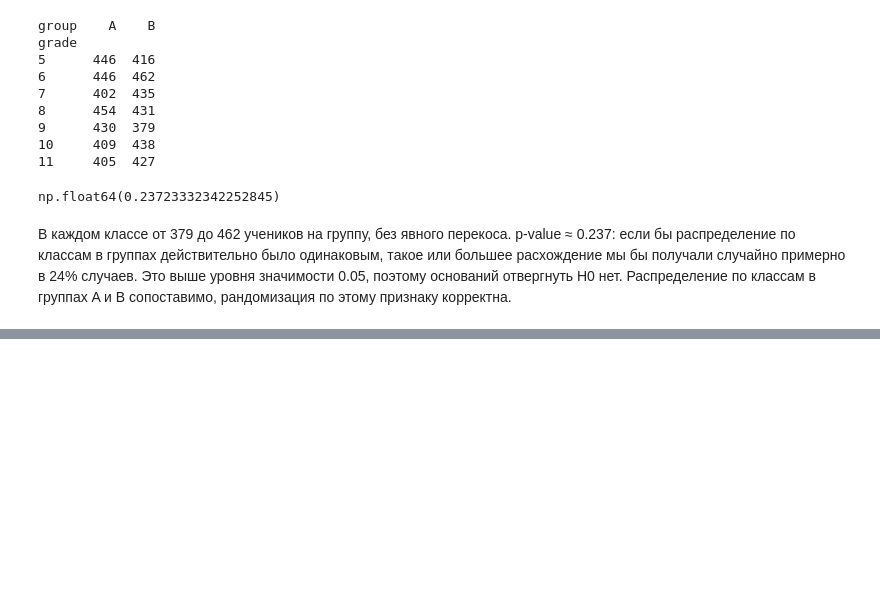
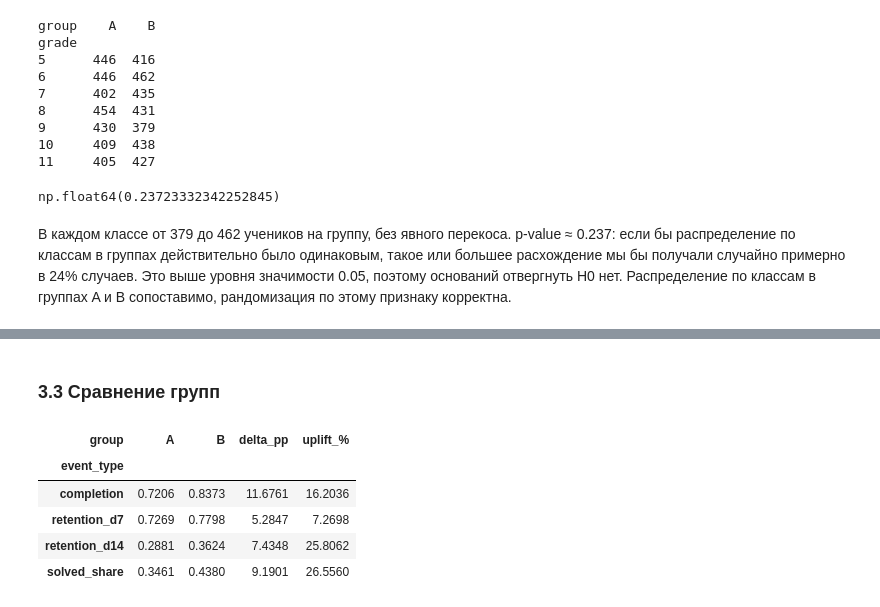
Before and after one commit to aleksandr-klushin/gamification-ab, a Jupyter notebook: notebooks/ab_test_analysis.ipynb, the cells around one changed output, grey strips where cells are left out. Drawn from its saved outputs; the diff is of its cells as text; code cells hidden in the pictures; blank space fills up the shorter version.

```diff
--- a/notebooks/ab_test_analysis.ipynb
+++ b/notebooks/ab_test_analysis.ipynb
@@ -312,0 +369,19 @@ np.float64(0.23723332342252845)
+# %% [markdown]
+### 3.3 Сравнение групп
+# %%
+group_means = user_metrics.groupby("group")[metrics].mean()
+
+delta = group_means.loc["B"] - group_means.loc["A"]
+uplift = delta / group_means.loc["A"]
+
+summary = group_means.T
+summary["delta_pp"] = delta * 100
+summary["uplift_%"] = uplift * 100
+summary.round(4)
+# %% [output]
+| group | A | B | delta_pp | uplift_% |
+| event_type |  |  |  |  |
+| completion | 0.7206 | 0.8373 | 11.6761 | 16.2036 |
+| retention_d7 | 0.7269 | 0.7798 | 5.2847 | 7.2698 |
+| retention_d14 | 0.2881 | 0.3624 | 7.4348 | 25.8062 |
+| solved_share | 0.3461 | 0.4380 | 9.1901 | 26.5560 |
```
Also changed, not shown: parts of 12 cells of this notebook.
